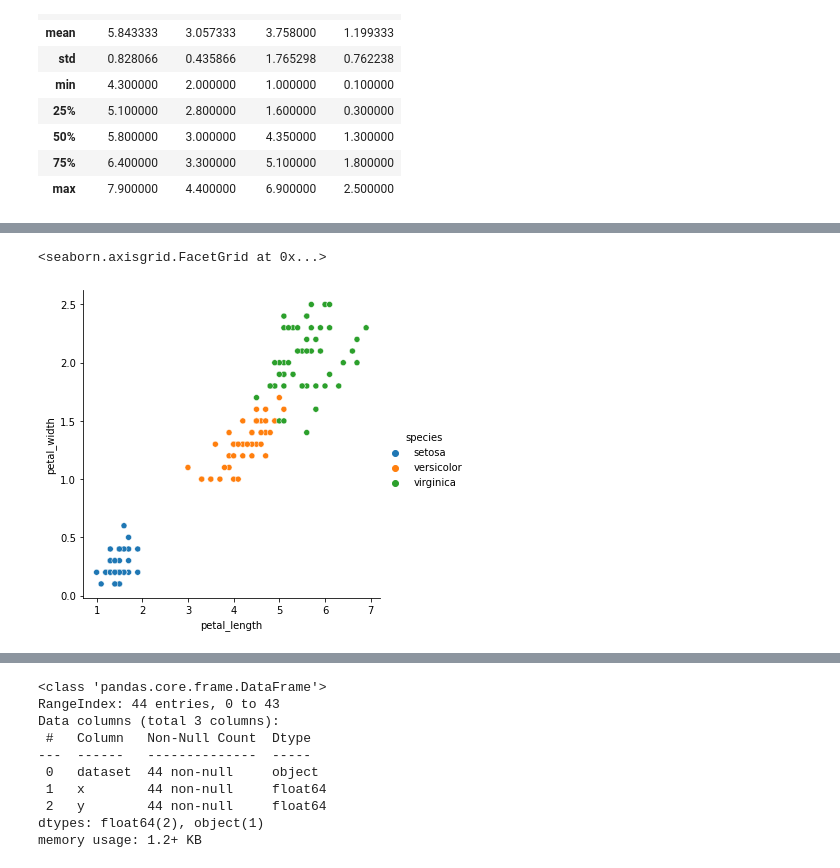
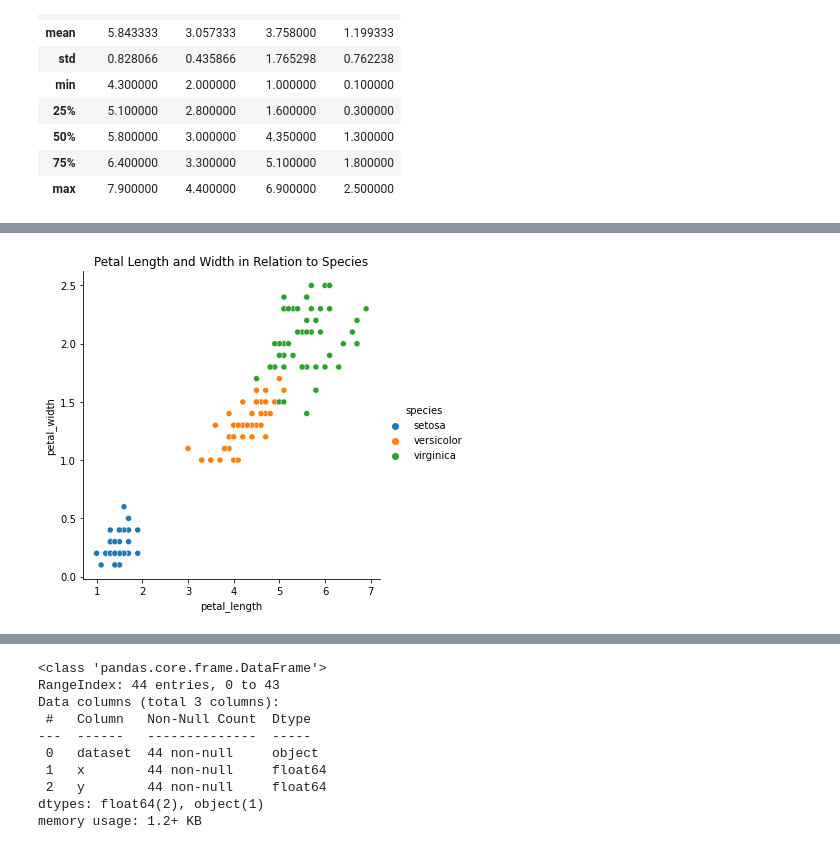
Before and after one commit to dashbringhurst/numpy-pandas-visualization-exercises, a Jupyter notebook: seaborn_exercises.ipynb, the cells around one changed output, grey strips where cells are left out. Saved outputs shown, nothing was run; the diff lists cells and outputs as text; code cells hidden in the pictures.

```diff
--- a/seaborn_exercises.ipynb
+++ b/seaborn_exercises.ipynb
@@ -72,7 +74,8 @@ sns.relplot(data=iris, x='sepal_length', y='sepal_width', hue='species')
 # %%
 # Which features would be best used to predict species?
 
 sns.relplot(data=iris, x='petal_length', y='petal_width', hue='species')
+plt.title('Petal Length and Width in Relation to Species')
+plt.show()
 # %% [output]
-<seaborn.axisgrid.FacetGrid at 0x...>
-[figure, old version]
+[figure, new version]
```
Also changed, not shown: parts of 11 cells of this notebook.
